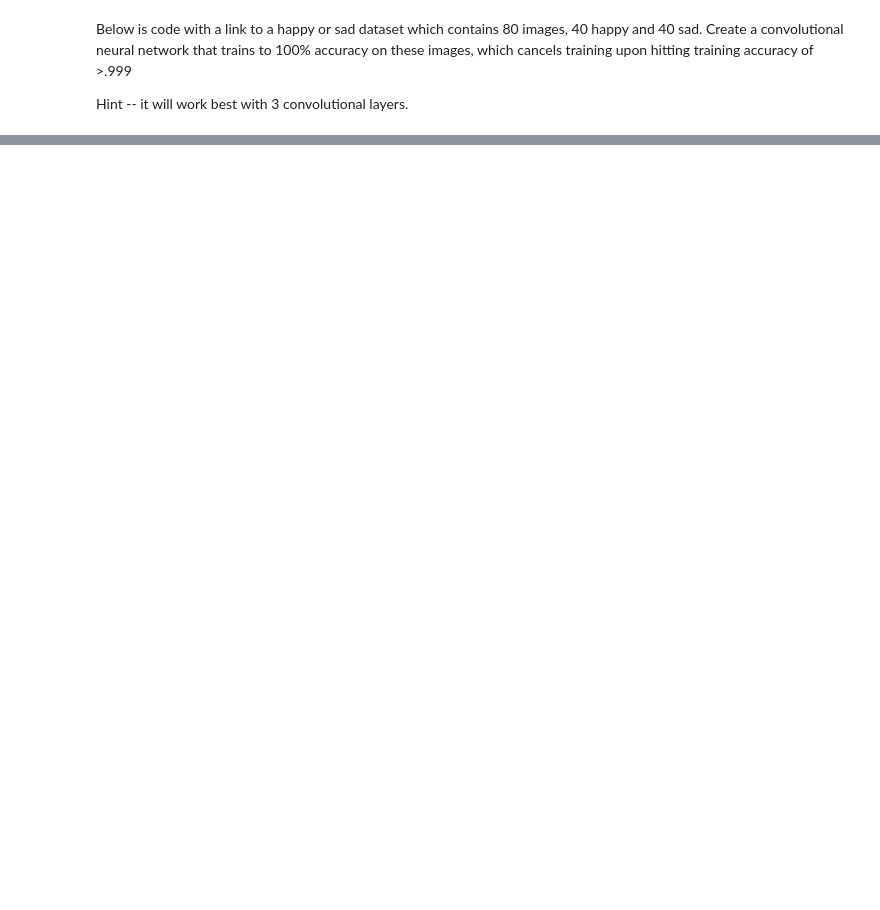
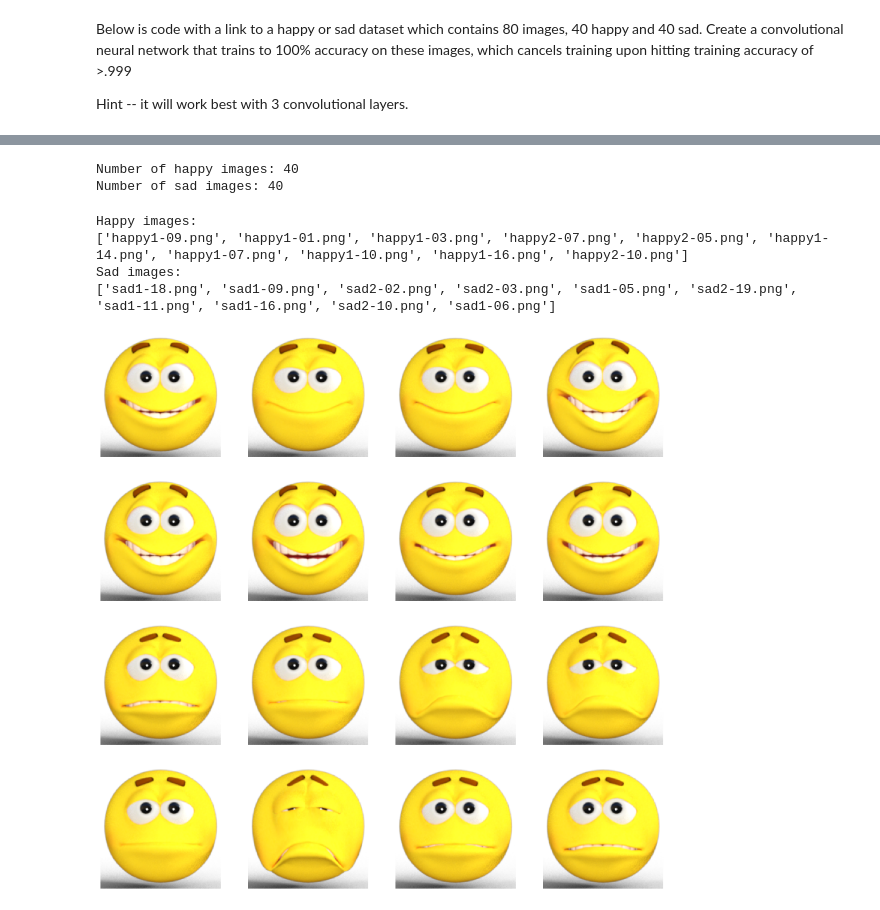
Before and after one commit to GoroCollins/machine-learning, a Jupyter notebook: Exercises/Exercise 4 - Handling Complex Images/Exercise 4-Question.ipynb, the cells around one changed output, grey strips where cells are left out. Cells and saved outputs as stored; diff of their text form; code cells hidden in the pictures; blank space fills up the shorter version.

```diff
--- a/Exercises/Exercise 4 - Handling Complex Images/Exercise 4-Question.ipynb
+++ b/Exercises/Exercise 4 - Handling Complex Images/Exercise 4-Question.ipynb
@@ -50,0 +53,58 @@ model.compile(# Your Code Here #)
+# %%
+# Directory with training happy images
+train_happy_dir = os.path.join('/tmp/h-or-s/happy')
+# Directory with training sad images
+train_sad_dir = os.path.join('/tmp/h-or-s/sad')
+# %%
+# Number of the training images
+print(f'Number of happy images: {len(os.listdir(train_happy_dir))}')
+print(f'Number of sad images: {len(os.listdir(train_sad_dir))}')
+# %% [output]
+Number of happy images: 40
+Number of sad images: 40
+# %%
+# Names of the files
+happy_images = os.listdir(train_happy_dir)
+print(f'Happy images:\n{happy_images[:10]}')
+sad_images = os.listdir(train_sad_dir)
+print(f'Sad images:\n{sad_images[:10]}')
+# %% [output]
+Happy images:
+['happy1-09.png', 'happy1-01.png', 'happy1-03.png', 'happy2-07.png', 'happy2-05.png', 'happy1-14.png', 'happy1-07.png', 'happy1-10.png', 'happy1-16.png', 'happy2-10.png']
+Sad images:
+['sad1-18.png', 'sad1-09.png', 'sad2-02.png', 'sad2-03.png', 'sad1-05.png', 'sad2-19.png', 'sad1-11.png', 'sad1-16.png', 'sad2-10.png', 'sad1-06.png']
+# %%
+# Plotting the images
+%matplotlib inline
+
+import matplotlib.pyplot as plt
+import matplotlib.image as mpimg
+
+# Parameters for our graph; we'll output images in a 4x4 configuration
+nrows = 4
+ncols = 4
+
+# Index for iterating over images
+pic_index = 0
+
+# Set up matplotlib fig, and size it to fit 4x4 pics
+fig = plt.gcf()
+fig.set_size_inches(ncols * 4, nrows * 4)
+
+pic_index += 8
+next_happy_pix = [os.path.join(train_happy_dir, fname)
+                for fname in happy_images[pic_index-8:pic_index]]
+next_sad_pix = [os.path.join(train_sad_dir, fname)
+                for fname in sad_images[pic_index-8:pic_index]]
+
+for i, img_path in enumerate(next_happy_pix+next_sad_pix):
+  # Set up subplot; subplot indices start at 1
+  sp = plt.subplot(nrows, ncols, i + 1)
+  sp.axis('Off') # Don't show axes (or gridlines)
+
+  img = mpimg.imread(img_path)
+  plt.imshow(img)
+
+plt.show()
+# %% [output]
+[figure, added]
```
Also changed, not shown: parts of 7 cells of this notebook.
